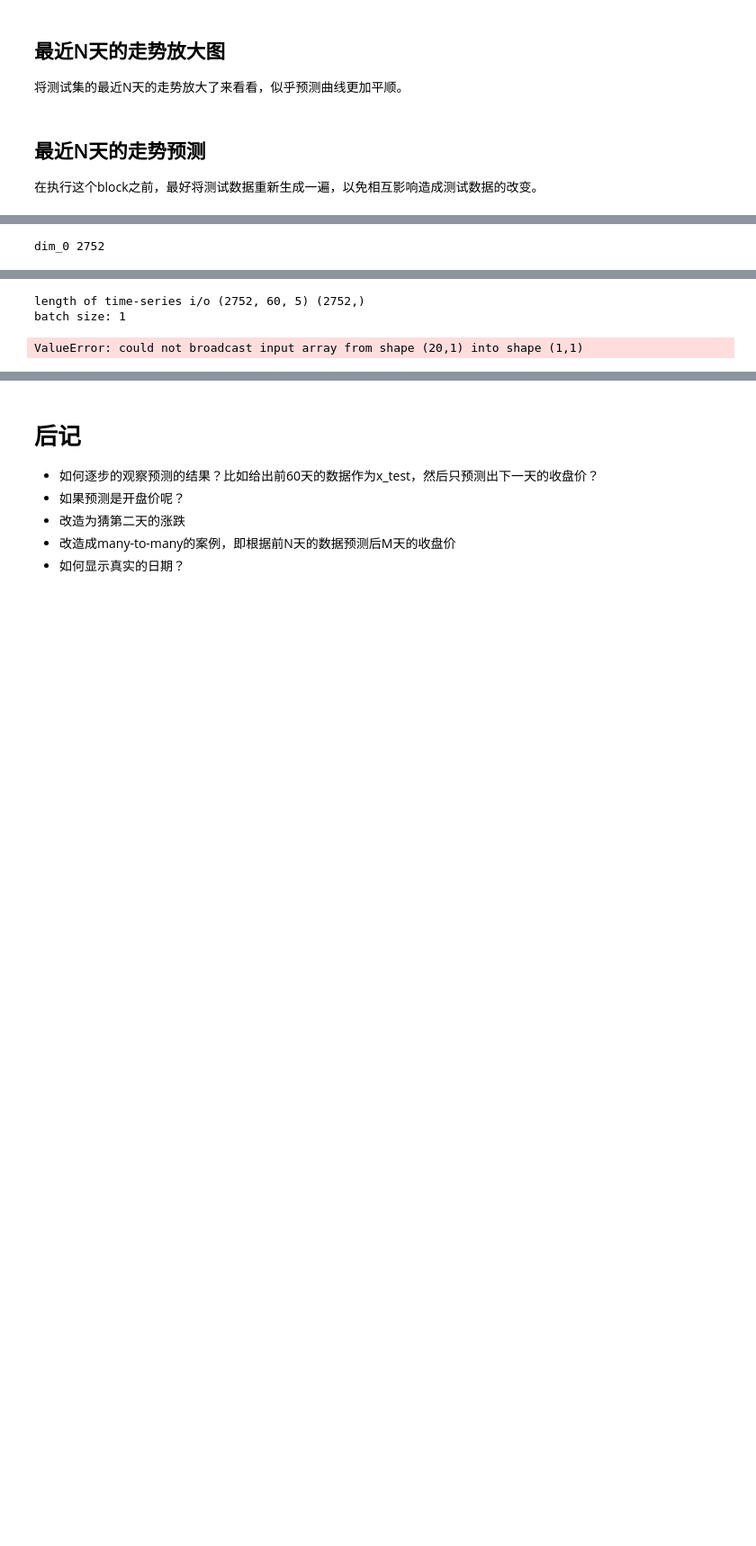
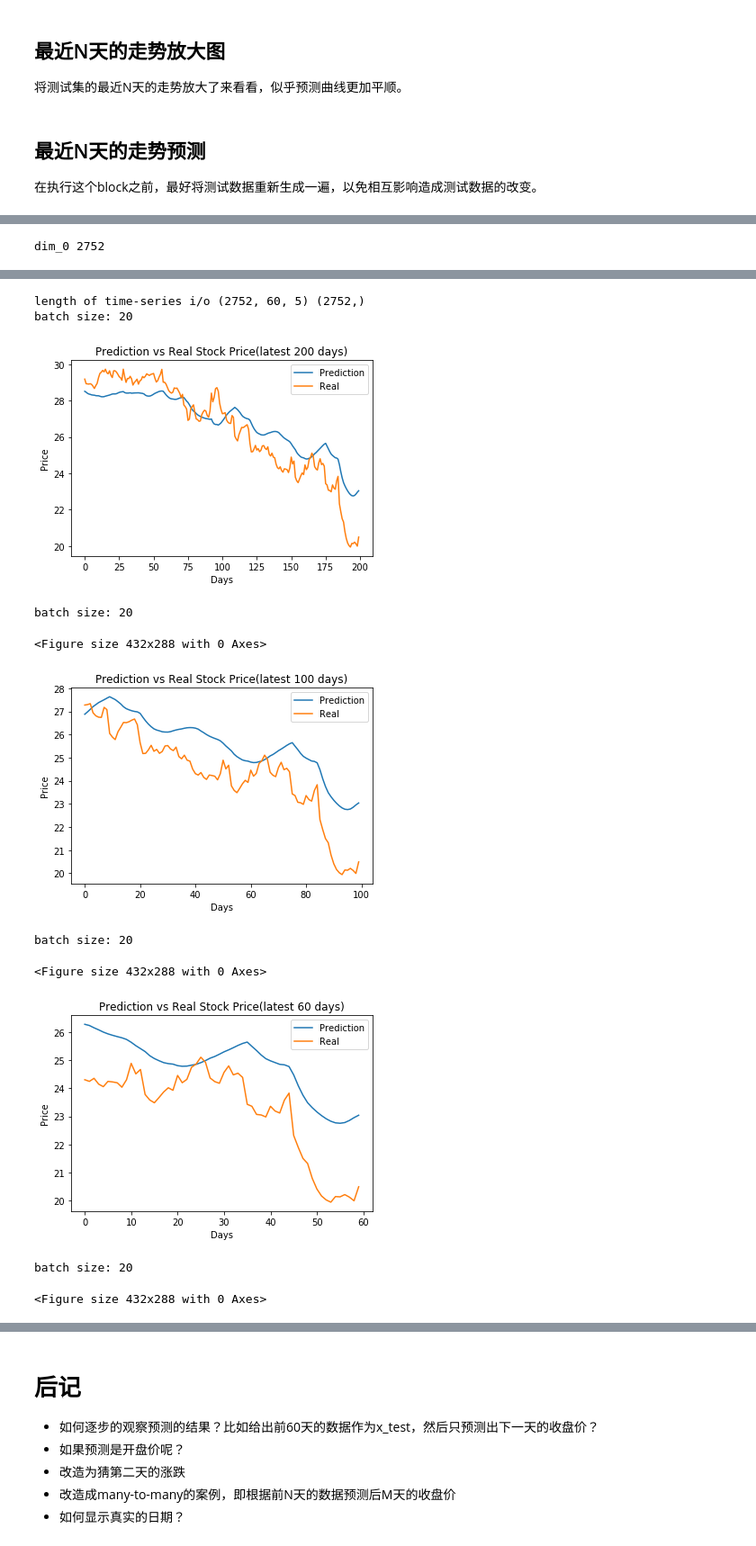
Before and after one commit to subaochen/subaochen.github.io, a Jupyter notebook: resources/stock-pred-rnn-tf1.ipynb, the cells around one changed output, grey strips where cells are left out. Shown at 90% size. Drawn from its saved outputs; the diff is of its cells as text; code cells hidden in the pictures; blank space fills up the shorter version.

```diff
--- a/resources/stock-pred-rnn-tf1.ipynb
+++ b/resources/stock-pred-rnn-tf1.ipynb
@@ -396,19 +398,23 @@ program completed  49.0 minutes :  8.0 seconds
 # %%
 x_temp, y_temp = build_timeseries(x_test, 3)
 _, x_test_t = np.split(x_temp,2)
 _, y_test_t = np.split(y_temp,2)
 
-# for days in (200,100,60,20):
-#     x = x_test_t[-days:]
-#     y = y_test_t[-days:]
-#     stock_pred(x, y, debug=False, title='Prediction vs Real Stock Price(latest ' + str(days) + ' days)')
-
-x = x_test_t[-1:]
-y = y_test_t[-1:]
-stock_pred(x, y, debug=True, title='Prediction vs Real Stock Price(latest ' + str(1) + ' days)',batch_size=1)
+for days in (200,100,60,20):
+    x = x_test_t[-days:]
+    y = y_test_t[-days:]
+    stock_pred(x, y, debug=False, title='Prediction vs Real Stock Price(latest ' + str(days) + ' days)')
 # %% [output]
 dim_0 2752
 [interactive output not drawn]
 length of time-series i/o (2752, 60, 5) (2752,)
-batch size: 1
+batch size: 20
+[figure, added]
-ValueError: could not broadcast input array from shape (20,1) into shape (1,1)
+batch size: 20
+<Figure size 432x288 with 0 Axes>
+[figure, added]
+batch size: 20
+<Figure size 432x288 with 0 Axes>
+[figure, added]
+batch size: 20
+<Figure size 432x288 with 0 Axes>
```
Also changed, not shown: parts of 6 cells of this notebook.
